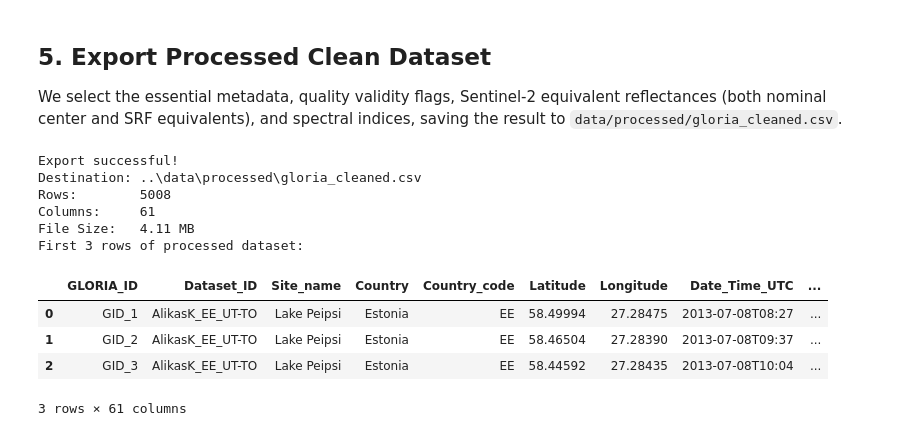
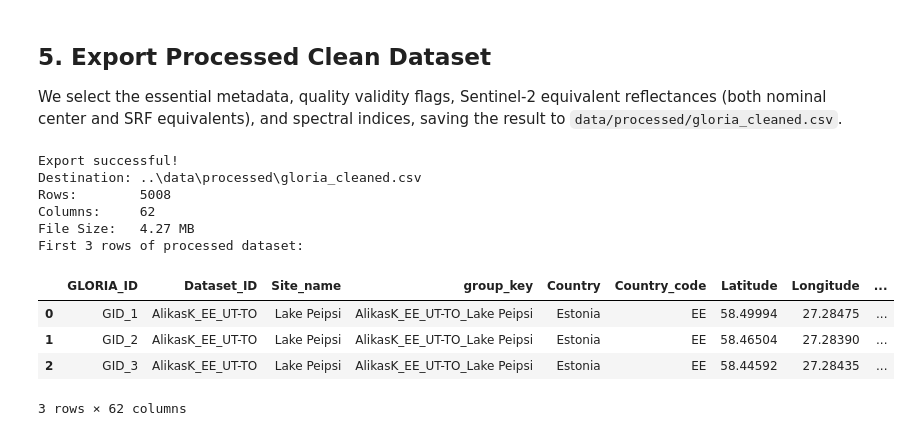
Before and after one commit to somyapurohit175-rgb/miniproject2026, a Jupyter notebook: ml/01_gloria_eda.ipynb, the cells around one changed output. Drawn from its saved outputs; the diff is of its cells as text; code cells hidden in the pictures.

```diff
--- a/ml/01_gloria_eda.ipynb
+++ b/ml/01_gloria_eda.ipynb
@@ -189,25 +189,36 @@ Extracting Sentinel-2 nominal centers and SRF bandpass averages...
 Reflectance conversion completed.
 # %%
 # Operation 5: Calculate Three Aquatic Spectral Indices
+# To prevent unphysical values outside [-1, 1] and extreme ratios caused by near-zero cancelling
+# denominators in clear waters with negative noise, invalid denominators are assigned NaN.
+
+def safe_norm_diff(b1, b2):
+    denom = b1 + b2
+    valid = (b1 > 0) & (b2 > 0) & (denom > 0)
+    return np.where(valid, (b1 - b2) / denom, np.nan)
+
+def safe_ratio(b1, b2):
+    valid = (b1 > 0) & (b2 > 0)
+    return np.where(valid, b1 / b2, np.nan)
 
 # 1. NDCI (Normalized Difference Chlorophyll Index) - Mishra & Mishra (2012)
 # Specifically developed for Sentinel-2 using Red Edge (B5: 705 nm) and Red (B4: 665 nm)
-df_clean['NDCI'] = (df_clean['rho_B5'] - df_clean['rho_B4']) / (df_clean['rho_B5'] + df_clean['rho_B4'] + 1e-8)
-df_clean['NDCI_srf'] = (df_clean['rho_B5_srf'] - df_clean['rho_B4_srf']) / (df_clean['rho_B5_srf'] + df_clean['rho_B4_srf'] + 1e-8)
+df_clean['NDCI'] = safe_norm_diff(df_clean['rho_B5'], df_clean['rho_B4'])
+df_clean['NDCI_srf'] = safe_norm_diff(df_clean['rho_B5_srf'], df_clean['rho_B4_srf'])
 
 # 2. NDTI (Normalized Difference Turbidity Index) - Lacaux et al. (2007)
 # Estimates sediment suspension and turbidity using Red (B4: 665 nm) and Green (B3: 560 nm)
-df_clean['NDTI'] = (df_clean['rho_B4'] - df_clean['rho_B3']) / (df_clean['rho_B4'] + df_clean['rho_B3'] + 1e-8)
-df_clean['NDTI_srf'] = (df_clean['rho_B4_srf'] - df_clean['rho_B3_srf']) / (df_clean['rho_B4_srf'] + df_clean['rho_B3_srf'] + 1e-8)
+df_clean['NDTI'] = safe_norm_diff(df_clean['rho_B4'], df_clean['rho_B3'])
+df_clean['NDTI_srf'] = safe_norm_diff(df_clean['rho_B4_srf'], df_clean['rho_B3_srf'])
 
 # 3. NDWI (Normalized Difference Water Index) - McFeeters (1996)
 # Delineates open water using Green (B3) and NIR narrow (B8A) or NIR broad (B8)
-df_clean['NDWI_B8A'] = (df_clean['rho_B3'] - df_clean['rho_B8A']) / (df_clean['rho_B3'] + df_clean['rho_B8A'] + 1e-8)
-df_clean['NDWI_B8'] = (df_clean['rho_B3'] - df_clean['rho_B8']) / (df_clean['rho_B3'] + df_clean['rho_B8'] + 1e-8)
+df_clean['NDWI_B8A'] = safe_norm_diff(df_clean['rho_B3'], df_clean['rho_B8A'])
+df_clean['NDWI_B8'] = safe_norm_diff(df_clean['rho_B3'], df_clean['rho_B8'])
 
 # Auxiliary Chlorophyll Ratio: 2BDA (Two-Band Chlorophyll-a Algorithm, Dall'Olmo & Gitelson 2005)
-df_clean['2BDA'] = df_clean['rho_B5'] / (df_clean['rho_B4'] + 1e-8)
+df_clean['2BDA'] = safe_ratio(df_clean['rho_B5'], df_clean['rho_B4'])
 
-print("Spectral indices successfully calculated:")
+print("Spectral indices successfully calculated (invalid denominators assigned NaN):")
 print(df_clean[['NDCI', 'NDTI', 'NDWI_B8A', '2BDA']].describe().round(4))
 # %% [output]
@@ -343,41 +354,44 @@ out_dir = os.path.join("..", "data", "processed")
 os.makedirs(out_dir, exist_ok=True)
 out_csv = os.path.join(out_dir, "gloria_cleaned.csv")
 
+# Create composite group_key for grouped model evaluation (GroupShuffleSplit / GroupKFold)
+df_clean['group_key'] = df_clean['Dataset_ID'].astype(str) + '_' + df_clean['Site_name'].fillna('Unknown')
+
 meta_export_cols = [
-    'GLORIA_ID', 'Dataset_ID', 'Site_name', 'Country', 'Country_code',
+    'GLORIA_ID', 'Dataset_ID', 'Site_name', 'group_key', 'Country', 'Country_code',
     'Latitude', 'Longitude', 'Date_Time_UTC', 'Water_body_type', 'Water_type'
 ]
 target_export_cols = [
     'Chla', 'TSS', 'Turbidity', 'Secchi_depth', 'aCDOM440',
     'has_valid_chla', 'has_valid_tss', 'has_both_targets'
 ]
 rrs_cols = [f'Rrs_{b}' for b in s2_bands.keys()]
 rho_cols = [f'rho_{b}' for b in s2_bands.keys()]
 rrs_srf_cols = [f'Rrs_{b}_srf' for b in s2_bands.keys()]
 rho_srf_cols = [f'rho_{b}_srf' for b in s2_bands.keys()]
 index_cols = ['NDCI', 'NDCI_srf', 'NDTI', 'NDTI_srf', 'NDWI_B8A', 'NDWI_B8', '2BDA']
 
 final_export_cols = meta_export_cols + target_export_cols + rrs_cols + rho_cols + rrs_srf_cols + rho_srf_cols + index_cols
 cleaned_export_df = df_clean[final_export_cols].copy()
 
 cleaned_export_df.to_csv(out_csv, index=False)
 
 print("Export successful!")
 print(f"Destination: {out_csv}")
 print(f"Rows:        {cleaned_export_df.shape[0]}")
 print(f"Columns:     {cleaned_export_df.shape[1]}")
 print(f"File Size:   {os.path.getsize(out_csv) / (1024*1024):.2f} MB")
 print("First 3 rows of processed dataset:")
 display(cleaned_export_df.head(3))
 # %% [output]
 Export successful!
 Destination: ..\data\processed\gloria_cleaned.csv
 Rows:        5008
-Columns:     61
-File Size:   4.11 MB
+Columns:     62
+File Size:   4.27 MB
 First 3 rows of processed dataset:
-|  | GLORIA_ID | Dataset_ID | Site_name | Country | Country_code | Latitude | Longitude | Date_Time_UTC | ... |
-| 0 | GID_1 | AlikasK_EE_UT-TO | Lake Peipsi | Estonia | EE | 58.49994 | 27.28475 | 2013-07-08T08:27 | ... |
-| 1 | GID_2 | AlikasK_EE_UT-TO | Lake Peipsi | Estonia | EE | 58.46504 | 27.28390 | 2013-07-08T09:37 | ... |
-| 2 | GID_3 | AlikasK_EE_UT-TO | Lake Peipsi | Estonia | EE | 58.44592 | 27.28435 | 2013-07-08T10:04 | ... |
+|  | GLORIA_ID | Dataset_ID | Site_name | group_key | Country | Country_code | Latitude | Longitude | ... |
+| 0 | GID_1 | AlikasK_EE_UT-TO | Lake Peipsi | AlikasK_EE_UT-TO_Lake Peipsi | Estonia | EE | 58.49994 | 27.28475 | ... |
+| 1 | GID_2 | AlikasK_EE_UT-TO | Lake Peipsi | AlikasK_EE_UT-TO_Lake Peipsi | Estonia | EE | 58.46504 | 27.28390 | ... |
+| 2 | GID_3 | AlikasK_EE_UT-TO | Lake Peipsi | AlikasK_EE_UT-TO_Lake Peipsi | Estonia | EE | 58.44592 | 27.28435 | ... |
-3 rows × 61 columns
+3 rows × 62 columns
```
Also changed, not shown: parts of 14 cells of this notebook, 1 other file.
